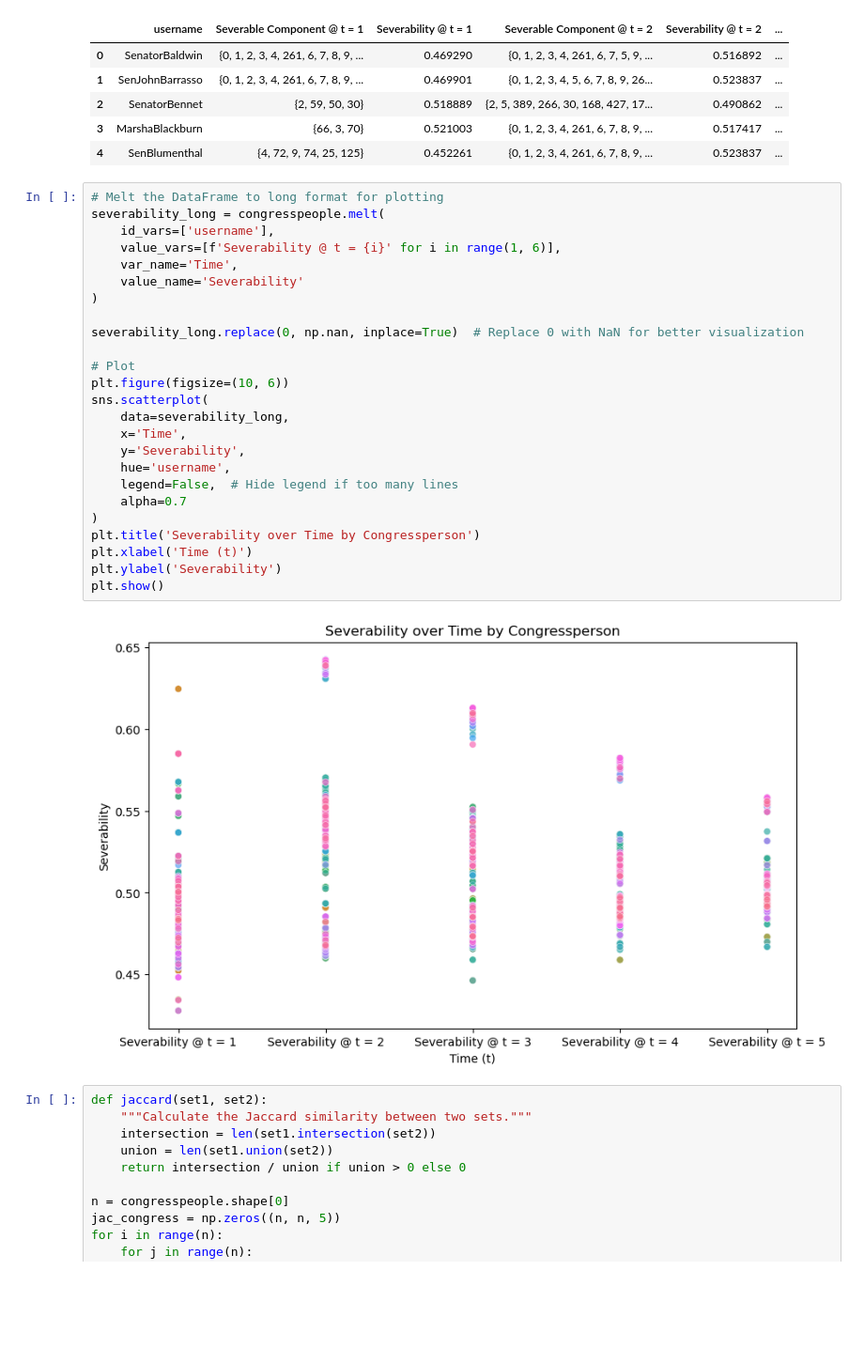
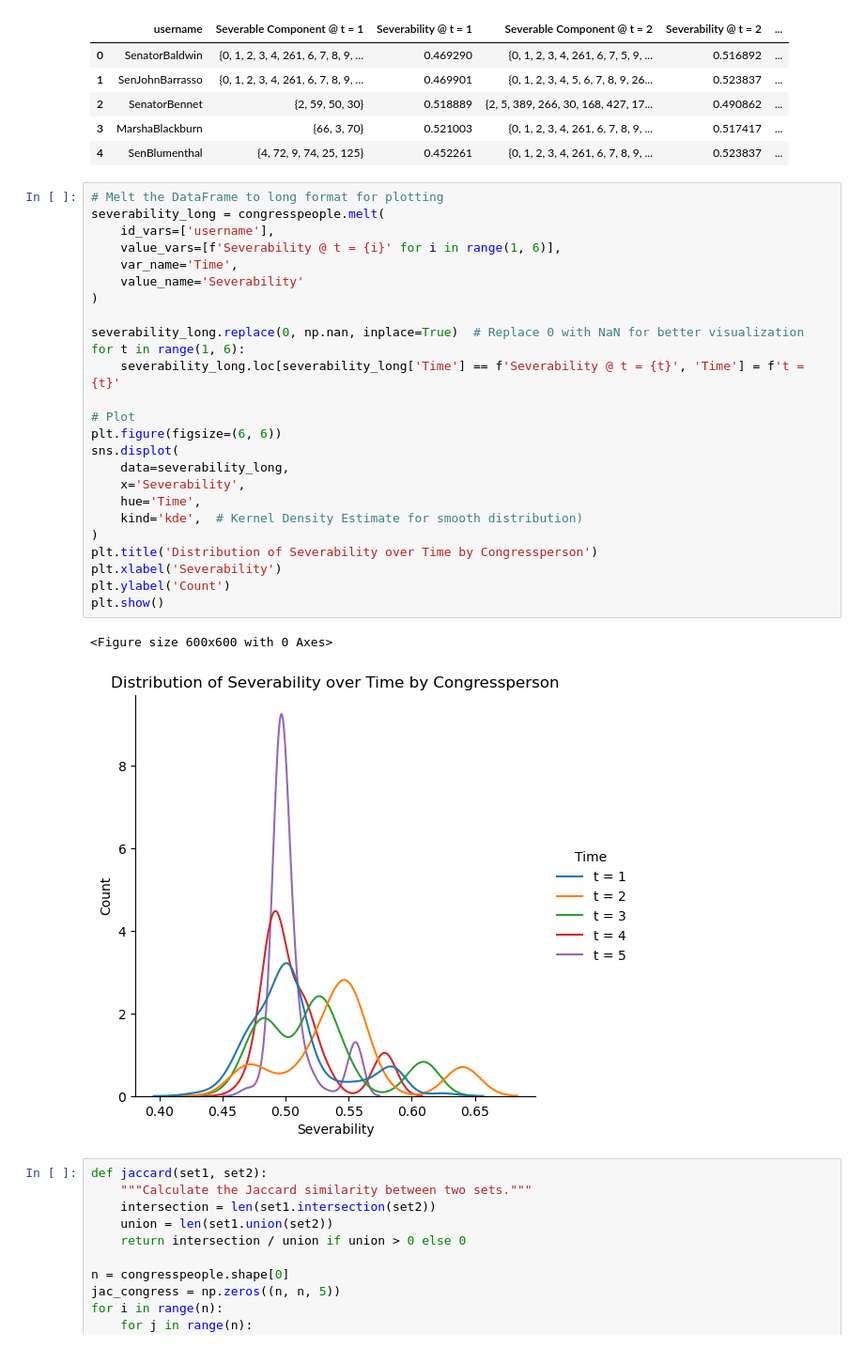
Before and after one commit to aak523/M2R, a Jupyter notebook: sev_analysis_undirected.ipynb, the cells around one changed output. Shown at 94% size. Saved outputs shown, nothing was run; the diff lists cells and outputs as text; blank space fills up the shorter version.

```diff
--- a/sev_analysis_undirected.ipynb
+++ b/sev_analysis_undirected.ipynb
@@ -25,30 +25,31 @@ congresspeople.head()
 # %%
 # Melt the DataFrame to long format for plotting
 severability_long = congresspeople.melt(
     id_vars=['username'],
     value_vars=[f'Severability @ t = {i}' for i in range(1, 6)],
     var_name='Time',
     value_name='Severability'
 )
 
 severability_long.replace(0, np.nan, inplace=True)  # Replace 0 with NaN for better visualization
+for t in range(1, 6):
+    severability_long.loc[severability_long['Time'] == f'Severability @ t = {t}', 'Time'] = f't = {t}'
 
 # Plot
-plt.figure(figsize=(10, 6))
-sns.scatterplot(
+plt.figure(figsize=(6, 6))
+sns.displot(
     data=severability_long,
-    x='Time',
-    y='Severability',
-    hue='username',
-    legend=False,  # Hide legend if too many lines
-    alpha=0.7
+    x='Severability',
+    hue='Time',
+    kind='kde',  # Kernel Density Estimate for smooth distribution)
 )
-plt.title('Severability over Time by Congressperson')
-plt.xlabel('Time (t)')
-plt.ylabel('Severability')
+plt.title('Distribution of Severability over Time by Congressperson')
+plt.xlabel('Severability')
+plt.ylabel('Count')
 plt.show()
 # %% [output]
+<Figure size 600x600 with 0 Axes>
-[figure, old version]
+[figure, new version]
 # %%
 def jaccard(set1, set2):
     """Calculate the Jaccard similarity between two sets."""
```
Also changed, not shown: parts of 1 cell of this notebook, 4 other files.
